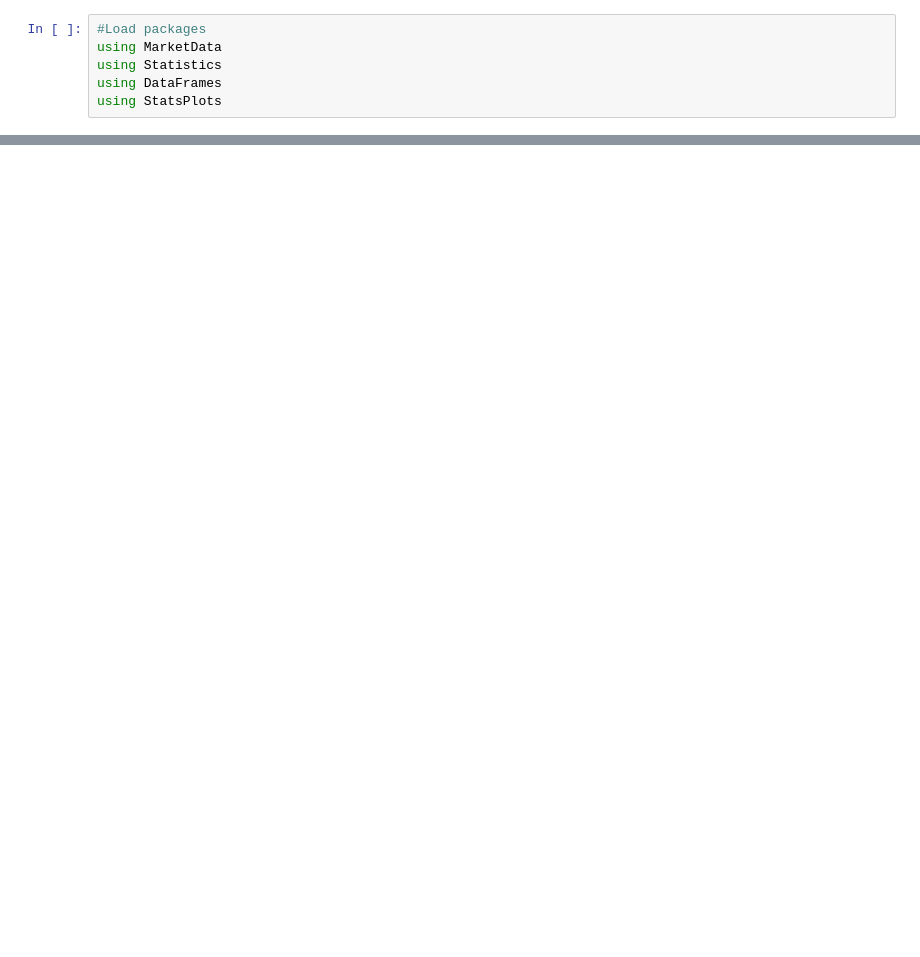
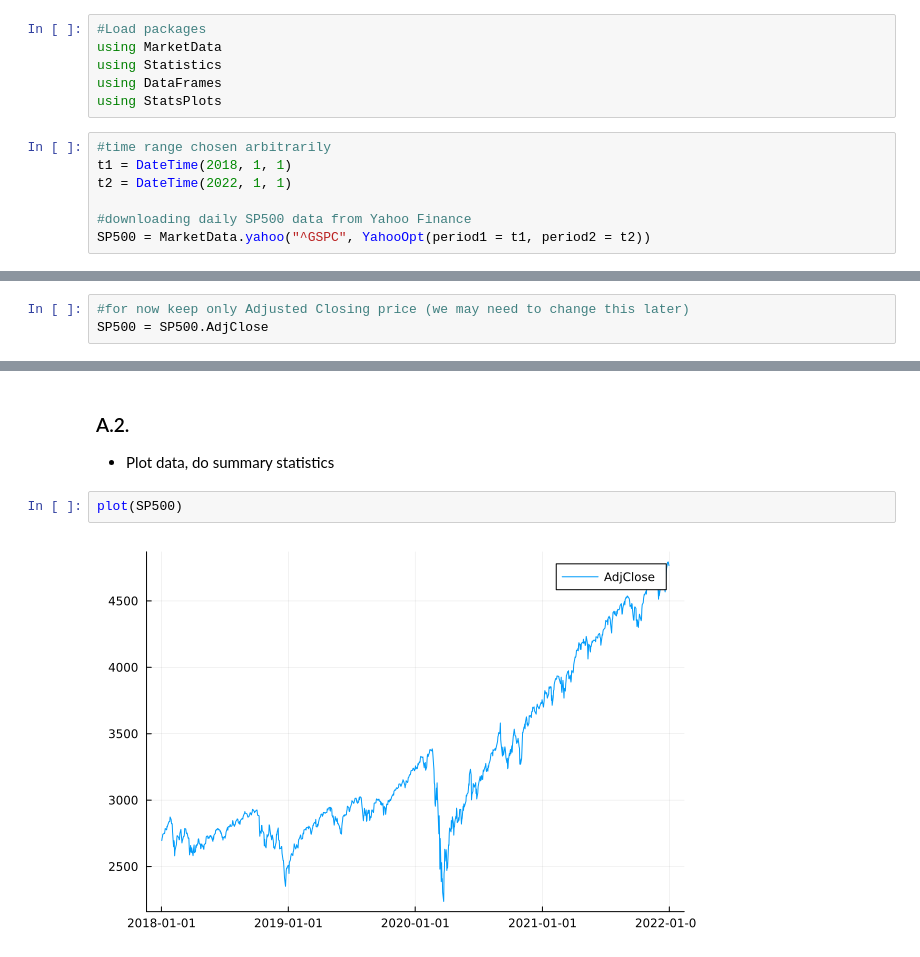
Before and after one commit to Matyas-Mattanelli/Financial-Econometrics-II, a Jupyter notebook: Project 1.ipynb, the cells around one changed output, grey strips where cells are left out. Cells and saved outputs as stored; diff of their text form; blank space fills up the shorter version.

```diff
--- a/Project 1.ipynb
+++ b/Project 1.ipynb
@@ -64,3 +52,10 @@ using MarketData
 using Statistics
 using DataFrames
 using StatsPlots
+# %%
+#time range chosen arbitrarily
+t1 = DateTime(2018, 1, 1)
+t2 = DateTime(2022, 1, 1)
+
+#downloading daily SP500 data from Yahoo Finance
+SP500 = MarketData.yahoo("^GSPC", YahooOpt(period1 = t1, period2 = t2))
@@ -66,0 +82,3 @@ using StatsPlots
+# %%
+#for now keep only Adjusted Closing price (we may need to change this later)
+SP500 = SP500.AdjClose
@@ -66,0 +105,7 @@ using StatsPlots
+# %% [markdown]
+### A.2.
+* Plot data, do summary statistics
+# %%
+plot(SP500)
+# %% [output]
+[figure, added]
```
Also changed, not shown: parts of 7 cells of this notebook.
